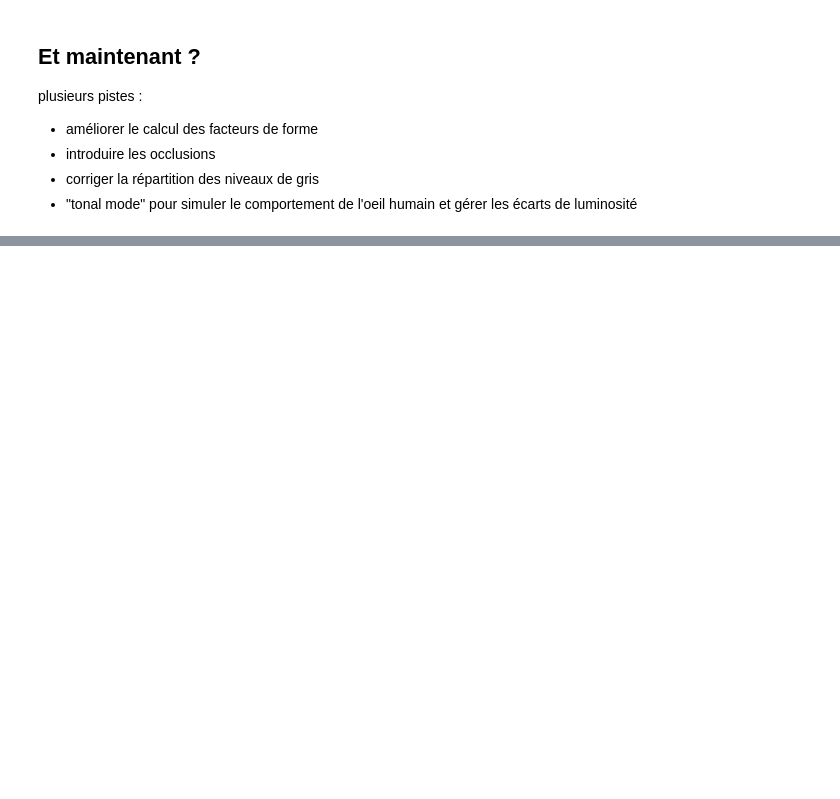
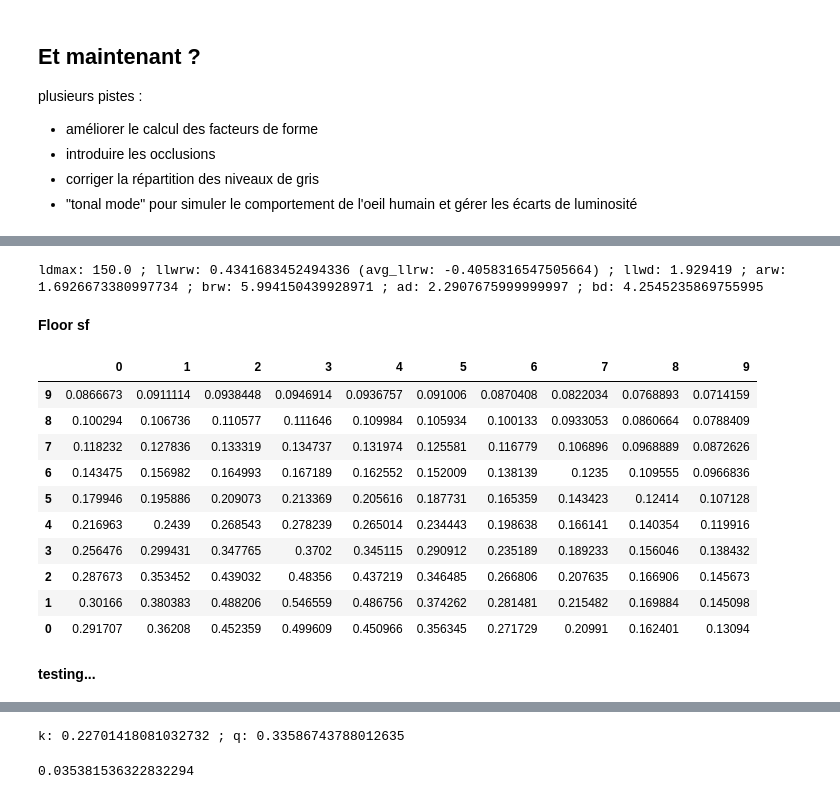
Before and after one commit to hern42/SpaceBanner, a Jupyter notebook: Notebooks/lighting_radiosity.ipynb, the cells around one changed output, grey strips where cells are left out. Drawn from its saved outputs; the diff is of its cells as text; code cells hidden in the pictures; blank space fills up the shorter version.

```diff
--- a/Notebooks/lighting_radiosity.ipynb
+++ b/Notebooks/lighting_radiosity.ipynb
@@ -800,0 +976,71 @@ plusieurs pistes :
+# %%
+# https://smartech.gatech.edu/bitstream/handle/1853/3699/91-13.pdf?sequence=1&isAllowed=y
+# Tone Reproduction for Realistic Computer Generated Images, J.E. Tumblin, H.E. Rushmeier 1991
+# http://apt.cs.manchester.ac.uk/ftp/pub/TR/UMCS-99-9-1.ps.Z lamberts -> cd/m^2 , coeff. (p57)
+# cf. # Correction in http://doc.gold.ac.uk/~mas01kd/publications/egSTAR.pdf (4.2 Spatially uniform operators) (lamberts to cd/m^-2 ; fix 2nd coeff. for beta)
+gamma = 2.2
+
+avg_llrw = 0.
+count = 0
+for p in mesh.poly:
+    if p.B != 0. and p.rho != -1. :
+        avg_llrw += np.log10(p.B)
+        count += 1
+
+avg_llrw /= count
+llwrw = avg_llrw + 0.84
+
+ldmax = 150.
+
+# display : (lamberts -> cd/m^2)
+llwd = 1.929419
+
+# Watch out: -0.218 / +0.218 ?
+arw = 0.4*llwrw + 1.519
+brw = -0.4*(llwrw*llwrw) - 0.218*llwrw + 6.1642
+
+ad = 0.4*llwd + 1.519
+bd = -0.4*(llwd*llwd) - 0.218*llwd + 6.1642
+
+print(f"ldmax: {ldmax} ; llwrw: {llwrw} (avg_llrw: {avg_llrw}) ; llwd: {llwd} ; arw: {arw} ; brw: {brw} ; ad: {ad} ; bd: {bd}")
+
+# Power law
+# np.power( (1/ldmax)* np.power((B_floor[y, x]), arw/ad ) * np.power(10., (brw - bd)/ad), 1/gamma)
+#  = k*(B_floor[y, x]*np.pi/10000)^q
+k = np.power((1/ldmax), (1/gamma)) * np.power(10, (((brw - bd)/ad)*(1/gamma)))
+q = (arw/ad) * 1/gamma
+
+
+B_floor_sf = np.zeros([HEIGHT, WIDTH])
+for y in range(HEIGHT):
+    for x in range(WIDTH):
+        #n = np.power( (1/ldmax)* np.power((B_floor[y, x]*np.pi/10000), arw/ad ) * np.power(10., (brw - bd)/ad), 1/gamma)
+        n = k*np.power(B_floor[y, x], q)
+        B_floor_sf[y, x] = n
+
+fdisplay(B_floor_sf, f"Floor sf")
+
+
+data = np.copy(B_floor_sf)
+lighting_color = np.zeros([HEIGHT, WIDTH])
+convertRatioToRGB(data)
+fakeDisplay("testing...", True)
+k = np.power((1/ldmax), (1/gamma)) * np.power(10, (((brw - bd)/ad)*(1/gamma)))
+q = (arw/ad) * 1/gamma
+print(f"k: {k} ; q: {q}")
+k*np.power(12.5688*np.pi/10000, q)
+# %% [output]
+ldmax: 150.0 ; llwrw: 0.4341683452494336 (avg_llrw: -0.4058316547505664) ; llwd: 1.929419 ; arw: 1.6926673380997734 ; brw: 5.994150439928971 ; ad: 2.2907675999999997 ; bd: 4.2545235869755995
+Floor sf
+|  | 0 | 1 | 2 | 3 | 4 | 5 | 6 | 7 | 8 | 9 |
+| 9 | 0.0866673 | 0.0911114 | 0.0938448 | 0.0946914 | 0.0936757 | 0.091006 | 0.0870408 | 0.0822034 | 0.0768893 | 0.0714159 |
+| 8 | 0.100294 | 0.106736 | 0.110577 | 0.111646 | 0.109984 | 0.105934 | 0.100133 | 0.0933053 | 0.0860664 | 0.0788409 |
+| 7 | 0.118232 | 0.127836 | 0.133319 | 0.134737 | 0.131974 | 0.125581 | 0.116779 | 0.106896 | 0.0968889 | 0.0872626 |
+| 6 | 0.143475 | 0.156982 | 0.164993 | 0.167189 | 0.162552 | 0.152009 | 0.138139 | 0.1235 | 0.109555 | 0.0966836 |
+| 5 | 0.179946 | 0.195886 | 0.209073 | 0.213369 | 0.205616 | 0.187731 | 0.165359 | 0.143423 | 0.12414 | 0.107128 |
+| 4 | 0.216963 | 0.2439 | 0.268543 | 0.278239 | 0.265014 | 0.234443 | 0.198638 | 0.166141 | 0.140354 | 0.119916 |
+| 3 | 0.256476 | 0.299431 | 0.347765 | 0.3702 | 0.345115 | 0.290912 | 0.235189 | 0.189233 | 0.156046 | 0.138432 |
+| 2 | 0.287673 | 0.353452 | 0.439032 | 0.48356 | 0.437219 | 0.346485 | 0.266806 | 0.207635 | 0.166906 | 0.145673 |
+| 1 | 0.30166 | 0.380383 | 0.488206 | 0.546559 | 0.486756 | 0.374262 | 0.281481 | 0.215482 | 0.169884 | 0.145098 |
+| 0 | 0.291707 | 0.36208 | 0.452359 | 0.499609 | 0.450966 | 0.356345 | 0.271729 | 0.20991 | 0.162401 | 0.13094 |
+testing...
@@ -800,0 +1058,2 @@ plusieurs pistes :
+k: 0.22701418081032732 ; q: 0.33586743788012635
+0.035381536322832294
```
Also changed, not shown: parts of 23 cells of this notebook.
